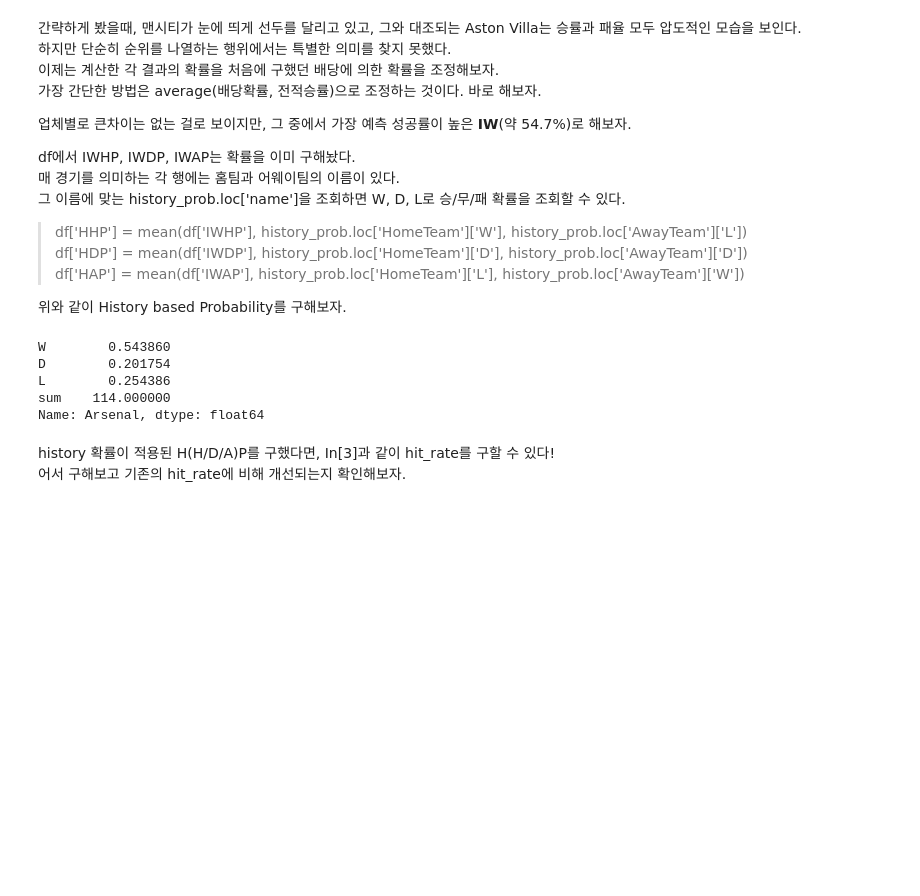
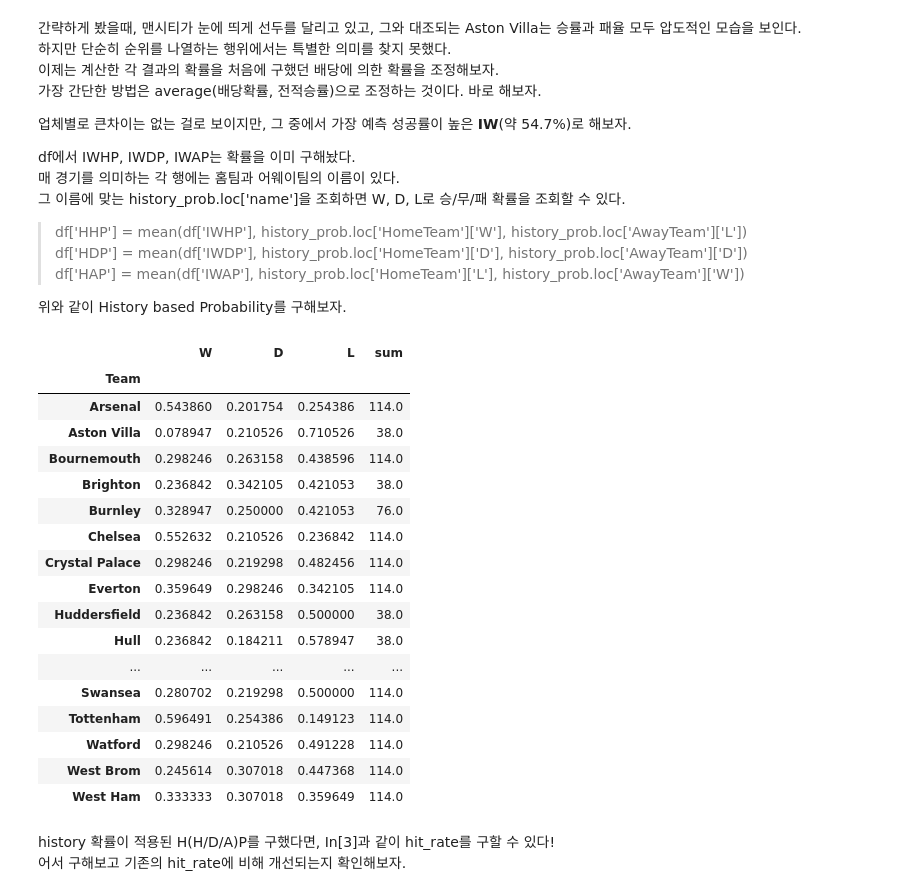
Before and after one commit to sunghoonhong/foot-ball-analysis, a Jupyter notebook: prototype.ipynb, the cells around one changed output. Drawn from its saved outputs; the diff is of its cells as text; code cells hidden in the pictures; blank space fills up the shorter version.

Commit message:
add history winning percents

```diff
--- a/prototype.ipynb
+++ b/prototype.ipynb
@@ -223,13 +223,26 @@ df['HAP'] = mean(df['IWAP'], history_prob.loc['HomeTeam']['L'], history_prob.loc
 
 위와 같이 History based Probability를 구해보자.
 # %%
-history_prob.loc['Arsenal']
+history_prob['Arsenal']
 # %% [output]
-W        0.543860
-D        0.201754
-L        0.254386
-sum    114.000000
-Name: Arsenal, dtype: float64
+|  | W | D | L | sum |
+| Team |  |  |  |  |
+| Arsenal | 0.543860 | 0.201754 | 0.254386 | 114.0 |
+| Aston Villa | 0.078947 | 0.210526 | 0.710526 | 38.0 |
+| Bournemouth | 0.298246 | 0.263158 | 0.438596 | 114.0 |
+| Brighton | 0.236842 | 0.342105 | 0.421053 | 38.0 |
+| Burnley | 0.328947 | 0.250000 | 0.421053 | 76.0 |
+| Chelsea | 0.552632 | 0.210526 | 0.236842 | 114.0 |
+| Crystal Palace | 0.298246 | 0.219298 | 0.482456 | 114.0 |
+| Everton | 0.359649 | 0.298246 | 0.342105 | 114.0 |
+| Huddersfield | 0.236842 | 0.263158 | 0.500000 | 38.0 |
+| Hull | 0.236842 | 0.184211 | 0.578947 | 38.0 |
+| ... | ... | ... | ... | ... |
+| Swansea | 0.280702 | 0.219298 | 0.500000 | 114.0 |
+| Tottenham | 0.596491 | 0.254386 | 0.149123 | 114.0 |
+| Watford | 0.298246 | 0.210526 | 0.491228 | 114.0 |
+| West Brom | 0.245614 | 0.307018 | 0.447368 | 114.0 |
+| West Ham | 0.333333 | 0.307018 | 0.359649 | 114.0 |
 # %% [markdown]
 history 확률이 적용된 H(H/D/A)P를 구했다면, In[3]과 같이 hit_rate를 구할 수 있다!
 어서 구해보고 기존의 hit_rate에 비해 개선되는지 확인해보자.
```
Also changed, not shown: parts of 1 cell of this notebook.
